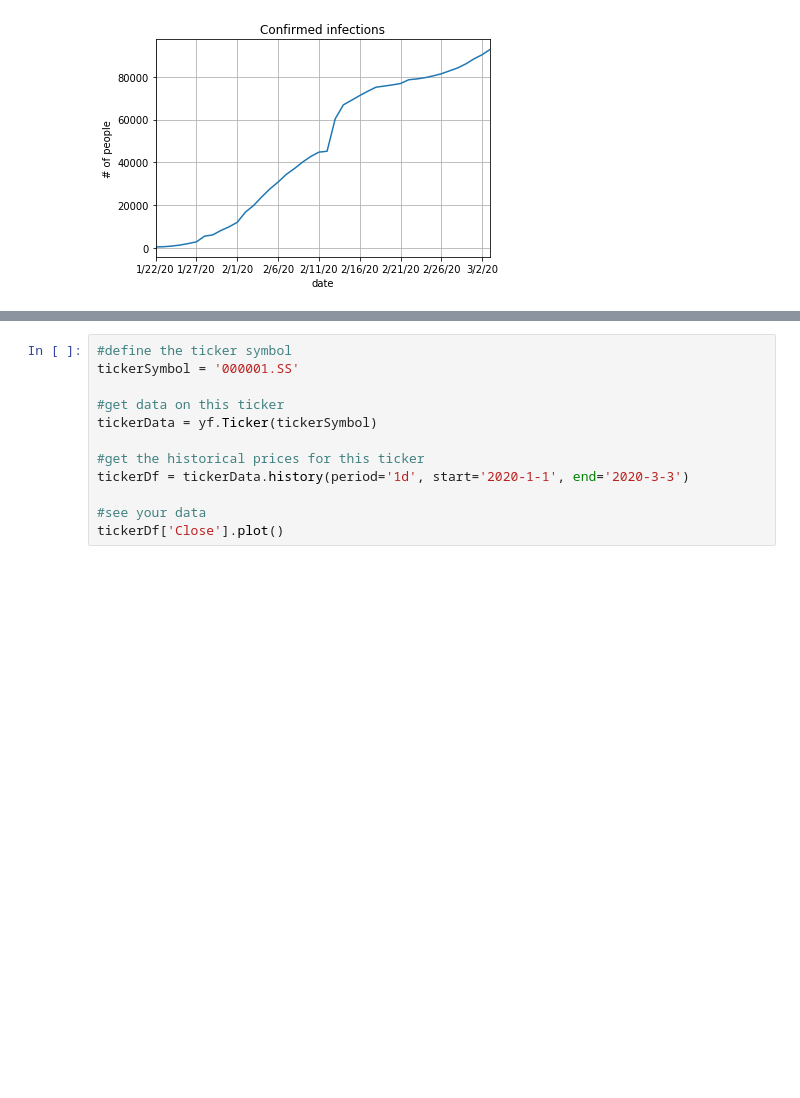
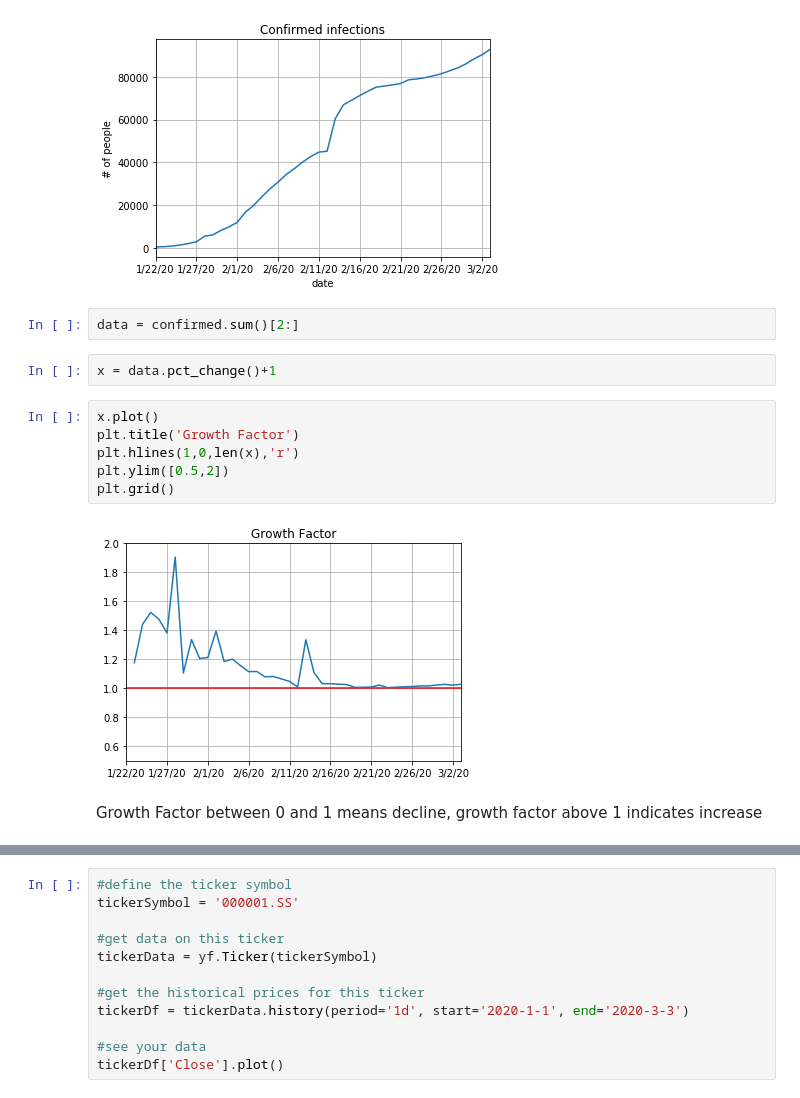
Before and after one commit to flxmschneider/corona_py, a Jupyter notebook: corona_analysis.ipynb, the cells around one changed output, grey strips where cells are left out. Cells and saved outputs as stored; diff of their text form; blank space fills up the shorter version.

```diff
--- a/corona_analysis.ipynb
+++ b/corona_analysis.ipynb
@@ -19,6 +19,20 @@ plt.title('Confirmed infections')
 plt.grid()
 # %% [output]
 [figure]
+# %%
+data = confirmed.sum()[2:]
+# %%
+x = data.pct_change()+1
+# %%
+x.plot()
+plt.title('Growth Factor')
+plt.hlines(1,0,len(x),'r')
+plt.ylim([0.5,2])
+plt.grid()
+# %% [output]
+[figure, added]
+# %% [markdown]
+Growth Factor between 0 and 1 means decline, growth factor above 1 indicates increase
 # %%
 import yfinance as yf
 
```
Also changed, not shown: parts of 3 cells of this notebook, 1 other file.
